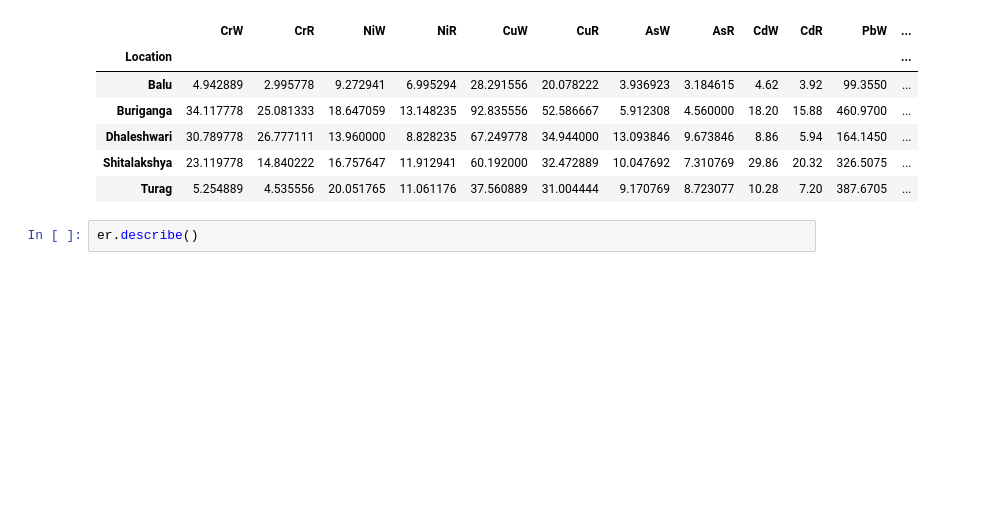
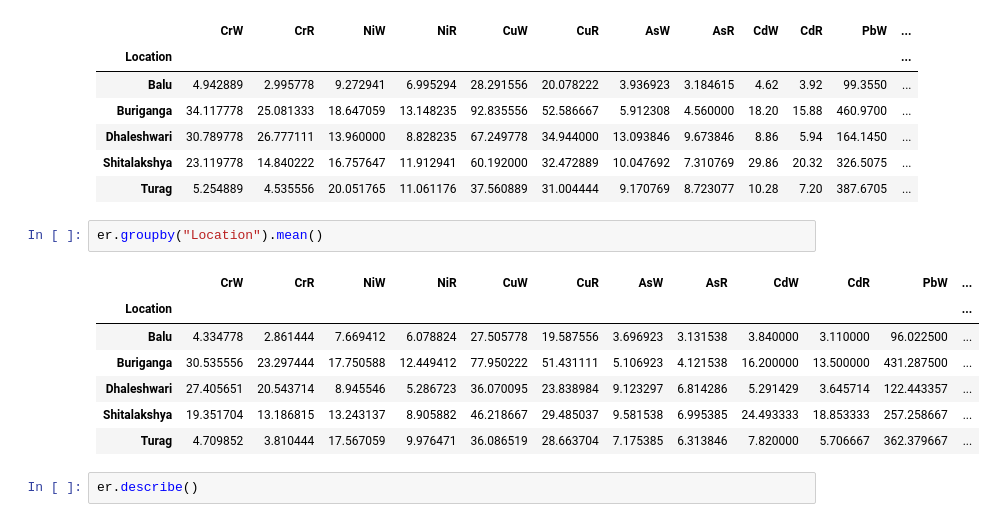
Before and after one commit to rakibhhridoy/OnGoingStudy, a Jupyter notebook: Five_Rivers/Python/sample.ipynb, the cells around one changed output. Cells and saved outputs as stored; diff of their text form; blank space fills up the shorter version.

```diff
--- a/Five_Rivers/Python/sample.ipynb
+++ b/Five_Rivers/Python/sample.ipynb
@@ -2570,6 +2477,16 @@ er.groupby("Location").max()
 | Dhaleshwari | 30.789778 | 26.777111 | 13.960000 | 8.828235 | 67.249778 | 34.944000 | 13.093846 | 9.673846 | 8.86 | 5.94 | 164.1450 | ... |
 | Shitalakshya | 23.119778 | 14.840222 | 16.757647 | 11.912941 | 60.192000 | 32.472889 | 10.047692 | 7.310769 | 29.86 | 20.32 | 326.5075 | ... |
 | Turag | 5.254889 | 4.535556 | 20.051765 | 11.061176 | 37.560889 | 31.004444 | 9.170769 | 8.723077 | 10.28 | 7.20 | 387.6705 | ... |
+# %%
+er.groupby("Location").mean()
+# %% [output]
+|  | CrW | CrR | NiW | NiR | CuW | CuR | AsW | AsR | CdW | CdR | PbW | ... |
+| Location |  |  |  |  |  |  |  |  |  |  |  | ... |
+| Balu | 4.334778 | 2.861444 | 7.669412 | 6.078824 | 27.505778 | 19.587556 | 3.696923 | 3.131538 | 3.840000 | 3.110000 | 96.022500 | ... |
+| Buriganga | 30.535556 | 23.297444 | 17.750588 | 12.449412 | 77.950222 | 51.431111 | 5.106923 | 4.121538 | 16.200000 | 13.500000 | 431.287500 | ... |
+| Dhaleshwari | 27.405651 | 20.543714 | 8.945546 | 5.286723 | 36.070095 | 23.838984 | 9.123297 | 6.814286 | 5.291429 | 3.645714 | 122.443357 | ... |
+| Shitalakshya | 19.351704 | 13.186815 | 13.243137 | 8.905882 | 46.218667 | 29.485037 | 9.581538 | 6.995385 | 24.493333 | 18.853333 | 257.258667 | ... |
+| Turag | 4.709852 | 3.810444 | 17.567059 | 9.976471 | 36.086519 | 28.663704 | 7.175385 | 6.313846 | 7.820000 | 5.706667 | 362.379667 | ... |
 # %%
 er.describe()
 # %% [output]
```
Also changed, not shown: parts of 11 cells of this notebook, 24 other files.
